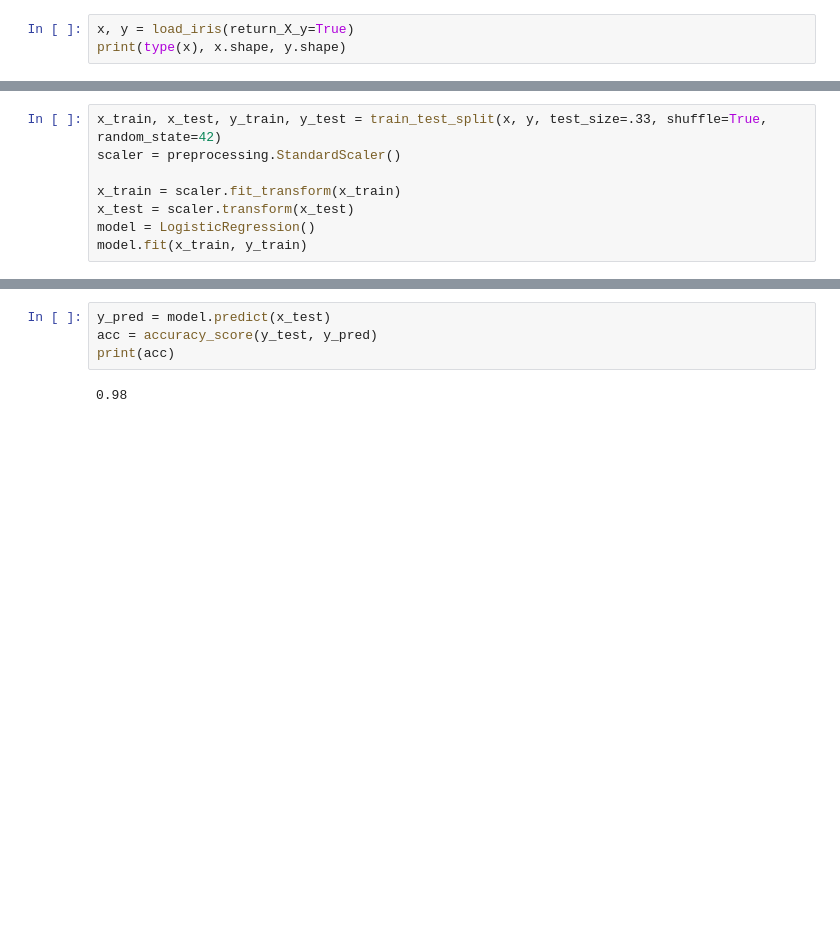
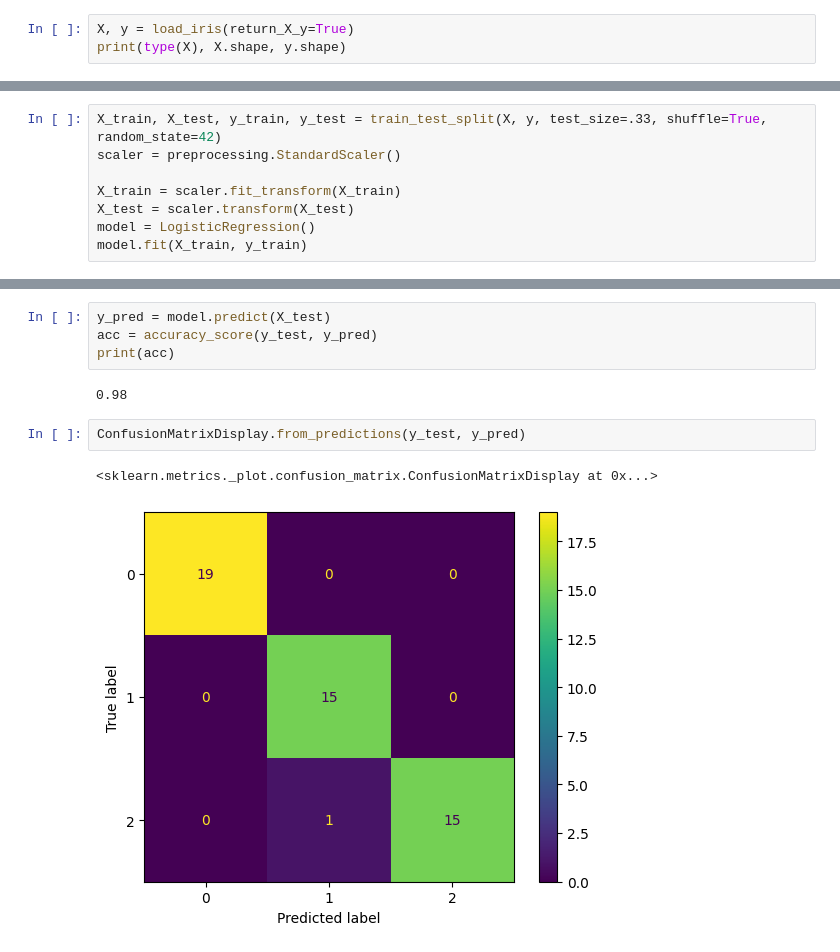
Before and after one commit to ManosFps1pt/Supervised-Learning-Experiments, a Jupyter notebook: challenges/iris.ipynb, the cells around one changed output, grey strips where cells are left out. Cells and saved outputs as stored; diff of their text form; blank space fills up the shorter version.

```diff
--- a/iris.ipynb
+++ b/challenges/iris.ipynb
@@ -10,21 +11,26 @@ from sklearn import preprocessing
 # %%
-x, y = load_iris(return_X_y=True)
-print(type(x), x.shape, y.shape)
+X, y = load_iris(return_X_y=True)
+print(type(X), X.shape, y.shape)
 # %% [output]
 <class 'numpy.ndarray'> (150, 4) (150,)
 # %%
-x_train, x_test, y_train, y_test = train_test_split(x, y, test_size=.33, shuffle=True, random_state=42)
+X_train, X_test, y_train, y_test = train_test_split(X, y, test_size=.33, shuffle=True, random_state=42)
 scaler = preprocessing.StandardScaler()
 
-x_train = scaler.fit_transform(x_train)
-x_test = scaler.transform(x_test)
+X_train = scaler.fit_transform(X_train)
+X_test = scaler.transform(X_test)
 model = LogisticRegression()
-model.fit(x_train, y_train)
+model.fit(X_train, y_train)
 # %% [output]
 LogisticRegression()
 # %%
-y_pred = model.predict(x_test)
+y_pred = model.predict(X_test)
 acc = accuracy_score(y_test, y_pred)
 print(acc)
 # %% [output]
 0.98
+# %%
+ConfusionMatrixDisplay.from_predictions(y_test, y_pred)
+# %% [output]
+<sklearn.metrics._plot.confusion_matrix.ConfusionMatrixDisplay at 0x...>
+[figure, added]
```
Also changed, not shown: parts of 1 cell of this notebook, 2 other files.
